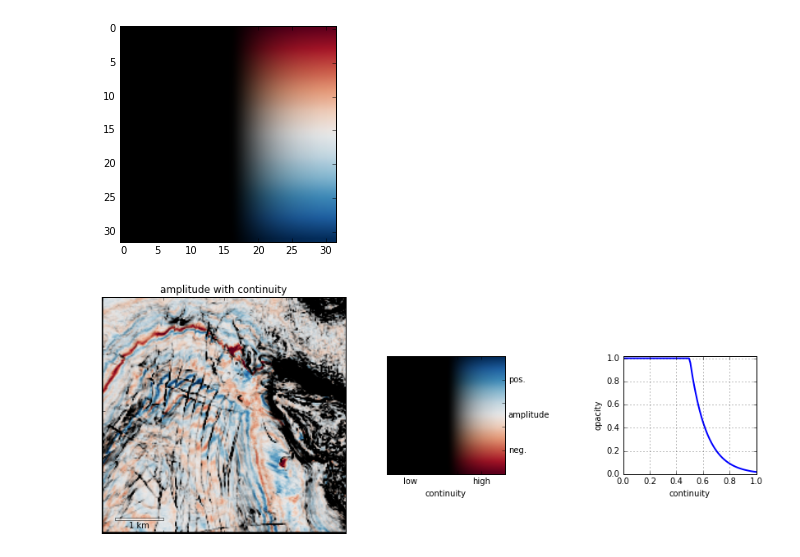
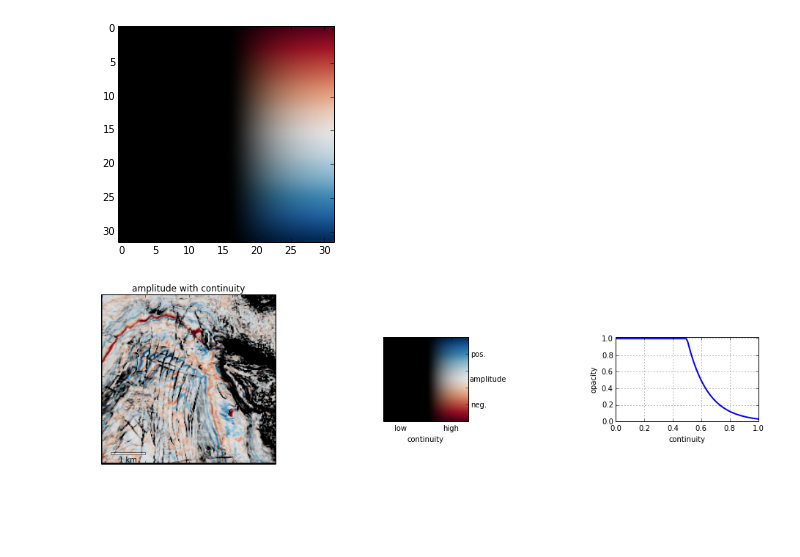
Before and after one commit to agilescientific/notebooks, a Jupyter notebook: Corendering_attributes.ipynb, the cells around one changed output. Saved outputs shown, nothing was run; the diff lists cells and outputs as text; code cells hidden in the pictures; blank space fills up the shorter version.

```diff
--- a/Corendering_attributes.ipynb
+++ b/Corendering_attributes.ipynb
@@ -287,35 +308,29 @@ fig.show()
 # %%
-# Modulate alpha with discontinuity
-img_array = plt.get_cmap('RdBu')(Anorm)
-img_array = img_array[:,:,:3]
-# Modulate opacity Continuity
-opacity2 = np.expand_dims(Bscaled,-1)
-RGBA = np.dstack((img_array,opacity2))
-
-# Make figure (again)
-fig = plt.figure(figsize=(15,5), facecolor='w')
+fig = plt.figure(figsize=(18,4), facecolor='w')
 ax = fig.add_axes([0.1,0.1,0.3,0.8], axisbg='k')
 ax.set_title('amplitude with continuity')
 ax.imshow(RGBA,  origin='bottom')
 ax.set_xticklabels([])
 ax.set_yticklabels([])
 add_scale(ax)
 
 cax = fig.add_axes([0.35,0.3,0.3,0.4],axisbg='k')
 cax.imshow(RGBAmap, origin="lower", extent=[0, 1, 0, 1])
 plot_annot(cax, 'amplitude', 'continuity')
 
-#fig.savefig('Data_Amp_Cont_2D_colormap.PNG')
+#fig.savefig('Data_Amp_Cont_2D_colormap.png')
+
 grax = fig.add_axes([0.7,0.3,0.15,0.4], axisbg='w')
 for i in [k]:
     y = opaque_transform(x,i,Bstart)
     grax.plot(x,1-y, '-', lw=2)
     grax.set_xlim([0,1.0])
     grax.set_ylim([0,1.02])
 grax.grid()
 grax.set_ylabel('opacity')
 grax.set_xlabel('continuity')
-fig.show()
-fig.savefig('Data_Amp_Cont_Sculplted.PNG')
+
+plt.show()
+#fig.savefig('Data_Amp_Cont_Sculplted.PNG')
 # %% [output]
-[figure, old version]
+[figure, new version]
```
Also changed, not shown: parts of 37 cells of this notebook.
